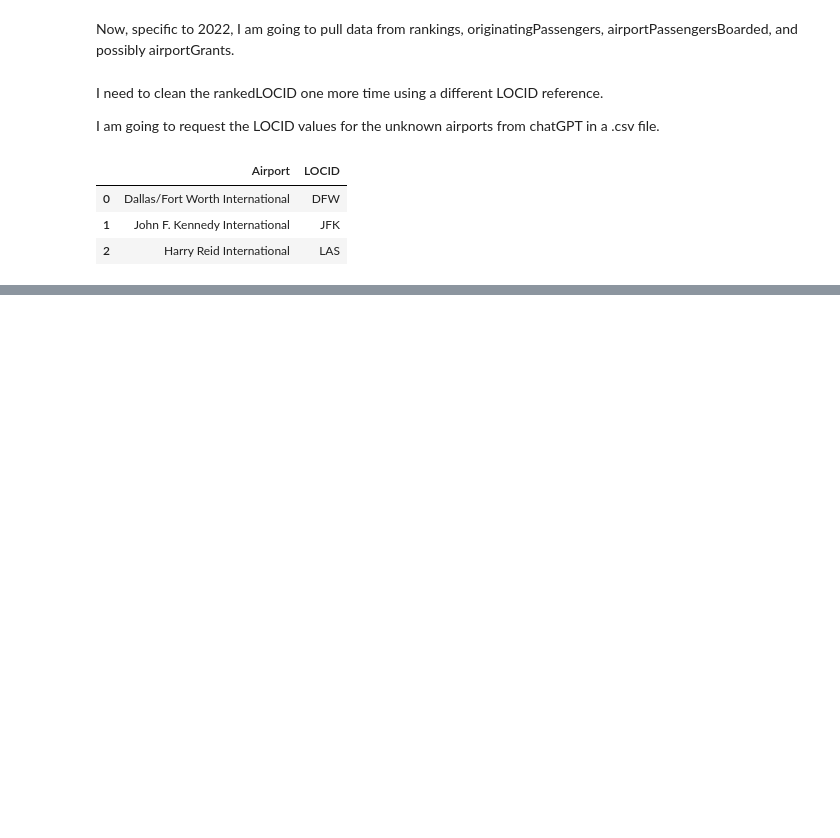
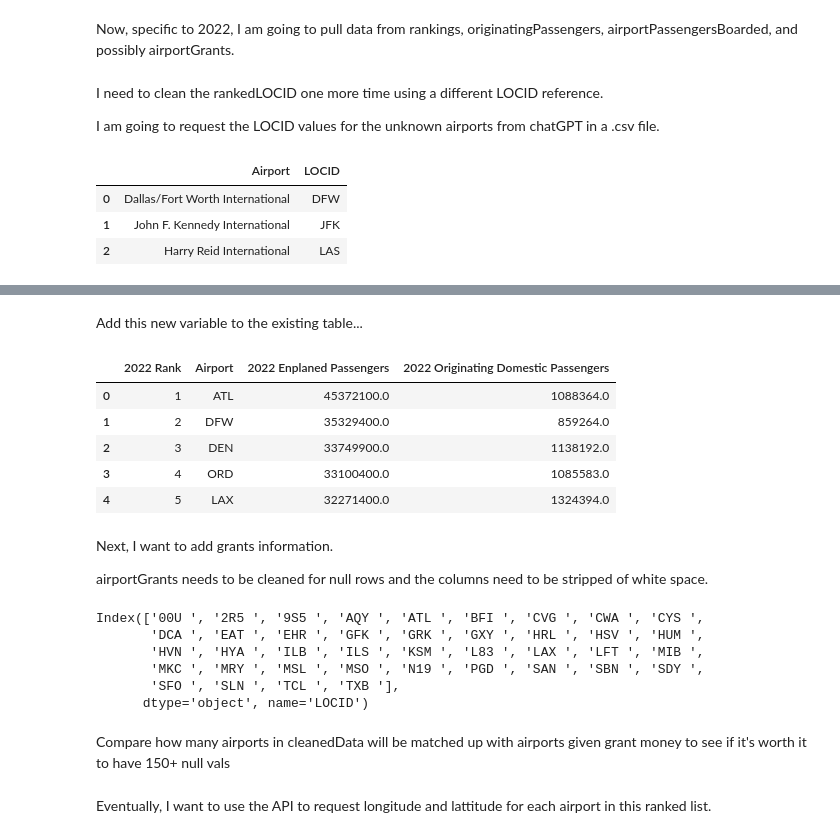
Before and after one commit to lucystorts/386Project, a Jupyter notebook: DataCleaning.ipynb, the cells around one changed output, grey strips where cells are left out. Drawn from its saved outputs; the diff is of its cells as text; code cells hidden in the pictures; blank space fills up the shorter version.

Commit message:
adding more to cleanedData DF

```diff
--- a/DataCleaning.ipynb
+++ b/DataCleaning.ipynb
@@ -267,0 +265,43 @@ Now, I want to keep adding more information to this table.
+# %%
+cleanCodes = cleanRank['Airport']
+ogDomPassengers = []
+originatingPassengers.columns = originatingPassengers.columns.str.strip()
+
+for i in range(len(cleanCodes)):
+    try:
+        ogDomPassengers += [originatingPassengers.loc[originatingPassengers['Code'] == cleanCodes[i] , 'Originating Domestic Passengers'].iloc[0]]
+    except IndexError:
+        ogDomPassengers += [None]
+# %% [markdown]
+Add this new variable to the existing table...
+# %%
+cleanedData = pd.concat([cleanRank, pd.DataFrame(ogDomPassengers)],axis=1)
+cleanedData.rename(columns={0: '2022 Originating Domestic Passengers'}, inplace=True)
+cleanedData.head(5)
+# %% [output]
+|  | 2022 Rank | Airport | 2022 Enplaned Passengers | 2022 Originating Domestic Passengers |
+| 0 | 1 | ATL | 45372100.0 | 1088364.0 |
+| 1 | 2 | DFW | 35329400.0 | 859264.0 |
+| 2 | 3 | DEN | 33749900.0 | 1138192.0 |
+| 3 | 4 | ORD | 33100400.0 | 1085583.0 |
+| 4 | 5 | LAX | 32271400.0 | 1324394.0 |
+# %% [markdown]
+Next, I want to add grants information.
+
+airportGrants needs to be cleaned for null rows and the columns need to be stripped of white space.
+# %%
+cleanGrants = airportGrants.dropna().reset_index(drop=True)
+cleanGrants.columns = cleanGrants.columns.str.strip()
+cleanGrants['LOCID'] = cleanGrants['LOCID'].str.replace('*', '', regex=True)
+#cleanGrants['Total Amount'].groupby(cleanGrants['LOCID'])
+groupedGrants = cleanGrants.groupby('LOCID')['Total Amount'].sum()
+groupedGrants.keys()
+# %% [output]
+Index(['00U ', '2R5 ', '9S5 ', 'AQY ', 'ATL ', 'BFI ', 'CVG ', 'CWA ', 'CYS ',
+       'DCA ', 'EAT ', 'EHR ', 'GFK ', 'GRK ', 'GXY ', 'HRL ', 'HSV ', 'HUM ',
+       'HVN ', 'HYA ', 'ILB ', 'ILS ', 'KSM ', 'L83 ', 'LAX ', 'LFT ', 'MIB ',
+       'MKC ', 'MRY ', 'MSL ', 'MSO ', 'N19 ', 'PGD ', 'SAN ', 'SBN ', 'SDY ',
+       'SFO ', 'SLN ', 'TCL ', 'TXB '],
+      dtype='object', name='LOCID')
+# %% [markdown]
+Compare how many airports in cleanedData will be matched up with airports given grant money to see if it's worth it to have 150+ null vals
@@ -267,0 +314,2 @@ Now, I want to keep adding more information to this table.
+# %% [markdown]
+Eventually, I want to use the API to request longitude and lattitude for each airport in this ranked list.
```
Also changed, not shown: parts of 6 cells of this notebook.
